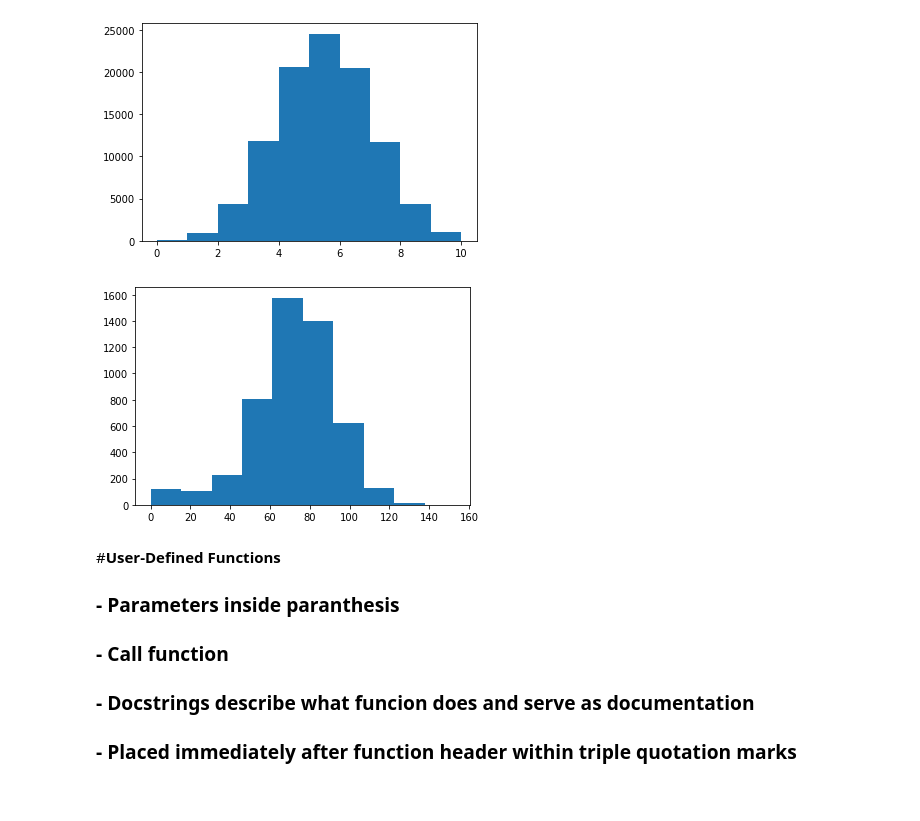
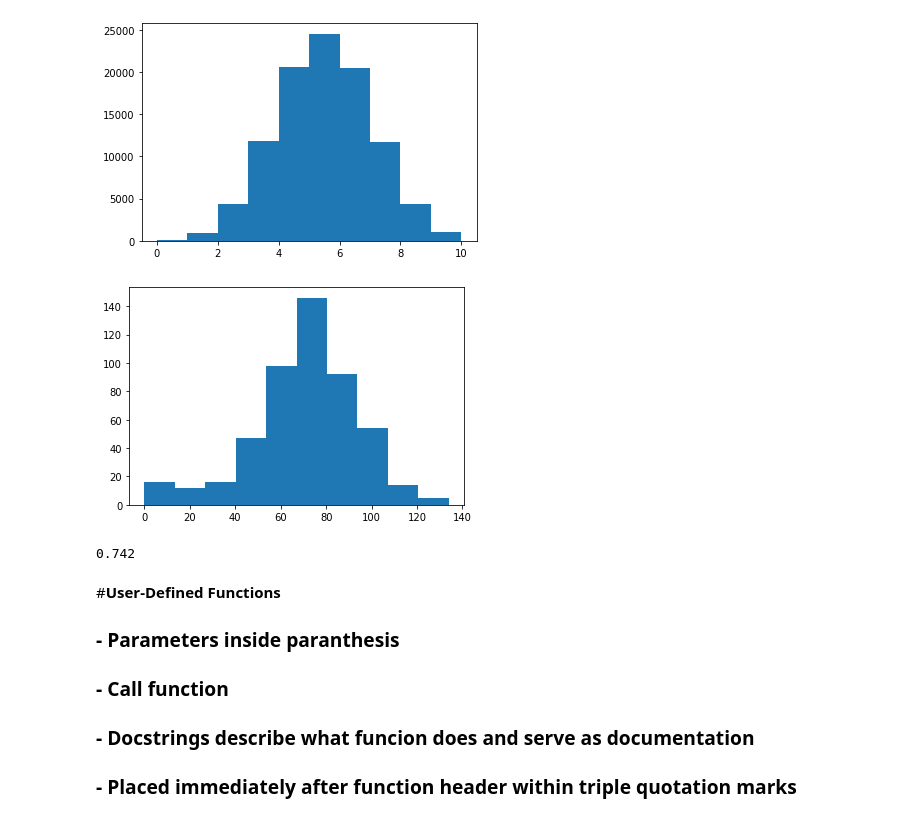
Before and after one commit to nirmalaraj77/Python, a Jupyter notebook: Python_Notes_DataCamp.ipynb, the cells around one changed output. Saved outputs shown, nothing was run; the diff lists cells and outputs as text; code cells hidden in the pictures.

```diff
--- a/Python_Notes_DataCamp.ipynb
+++ b/Python_Notes_DataCamp.ipynb
@@ -1800,36 +1800,40 @@ import matplotlib.pyplot as plt
 np.random.seed (777)
 
 # Simulate random walk xxx times
 
 all_walks = [] # Initiate empty list all_walks
-for i in range(5000) : # Simulate random walk 500 times
+for i in range(500) : # Simulate random walk 500 times
     random_walk = [0] # Initiate empty list random_walk
     for x in range(100) : # Simulate dice throw 100 times
         step = random_walk[-1] # Final step is last element of random_walk
         dice = np.random.randint(1,7) # Randint generates dice throw 1 - 6
         if dice <= 2: # Dice 1,2 = go down 1 step
             step = max(0, step - 1) # Use max function to limit step at 0 and not negative
         elif dice <= 5: # Dice 3, 4, 5 = go up 1 step
             step = step + 1
         else: # Dice 6, throw again and go up resulting steps
             step = step + np.random.randint(1,7)
         if np.random.rand() <= 0.001 : # Introduce 1% chance of falling down, go back to step 0
             step = 0
         random_walk.append(step) # Append resulting step to random_walk
 
     all_walks.append(random_walk) # Append last result of random_walk to all_walks
 
 # Create and plot np_aw_t
 np_aw_t = np.transpose(np.array(all_walks))
 
-# Select last row from np_aw_t: ends
+# Select last row from np_aw_t: ends - Caontains 500 integers, end point of 500 random walks
 ends = np_aw_t[-1,:]
 
 # Plot histogram of ends, display plot
 plt.hist(ends)
 plt.show()
+
+# Calculate % of reaching 60 steps from ends
+print (np.mean (ends >= 60))
 # %% [output]
-[figure, old version]
+[figure, new version]
+0.742
 # %% [markdown]
 #**User-Defined Functions**
 ### - Parameters inside paranthesis
```
